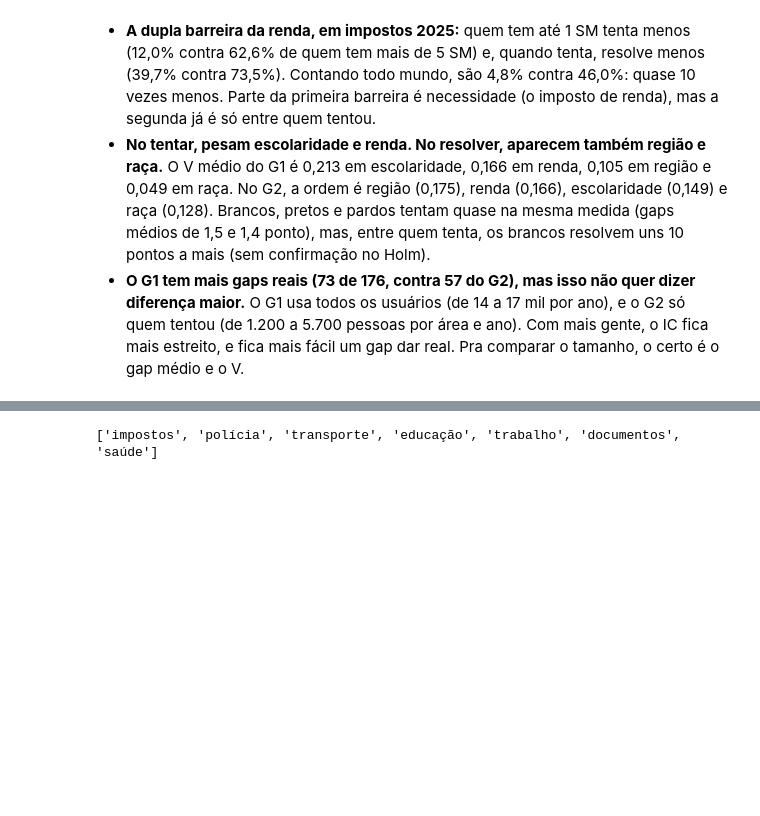
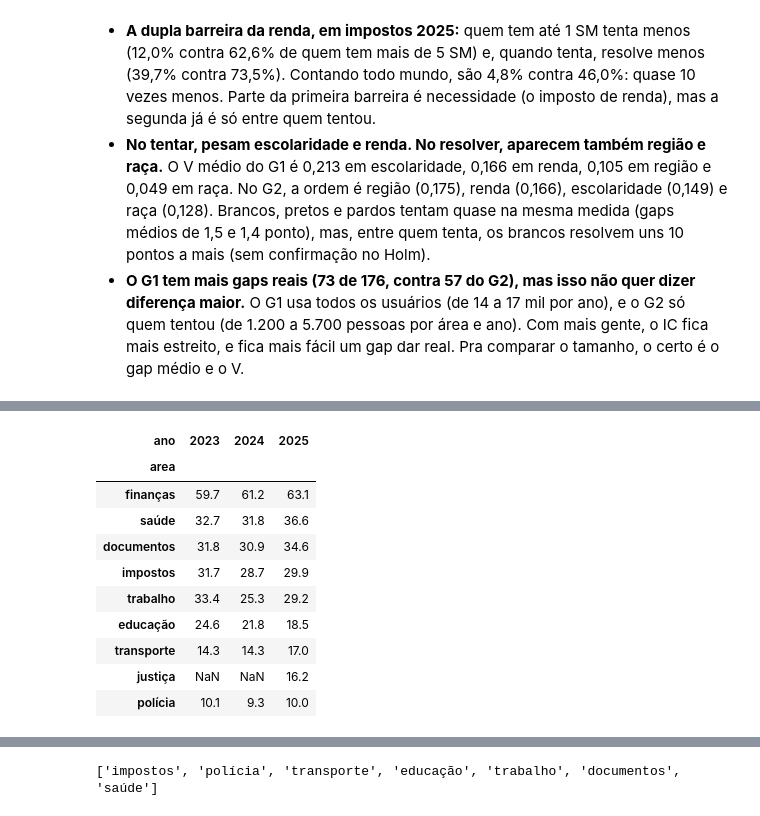
Before and after one commit to RdgsPedro/apartheid-digital, a Jupyter notebook: notebooks/03_testes.ipynb, the cells around one changed output, grey strips where cells are left out. Cells and saved outputs as stored; diff of their text form; code cells hidden in the pictures; blank space fills up the shorter version.

```diff
--- a/notebooks/03_testes.ipynb
+++ b/notebooks/03_testes.ipynb
@@ -1084,0 +1144,17 @@ O que dá pra ver:
+# %%
+# Brasil: finanças ao lado do G1 de cada serviço público, nos 3 anos
+brasil_financas = tabelao_financas[tabelao_financas['categoria'] == 'Brasil'].pivot(index='area', columns='ano', values='pct')
+brasil_g1 = tabelao_g1[tabelao_g1['categoria'] == 'Brasil'].pivot(index='area', columns='ano', values='pct')
+pd.concat([brasil_financas, brasil_g1]).sort_values(2025, ascending=False)
+# %% [output]
+| ano | 2023 | 2024 | 2025 |
+| area |  |  |  |
+| finanças | 59.7 | 61.2 | 63.1 |
+| saúde | 32.7 | 31.8 | 36.6 |
+| documentos | 31.8 | 30.9 | 34.6 |
+| impostos | 31.7 | 28.7 | 29.9 |
+| trabalho | 33.4 | 25.3 | 29.2 |
+| educação | 24.6 | 21.8 | 18.5 |
+| transporte | 14.3 | 14.3 | 17.0 |
+| justiça | NaN | NaN | 16.2 |
+| polícia | 10.1 | 9.3 | 10.0 |
```
Also changed, not shown: parts of 18 cells of this notebook, 5 other files.
